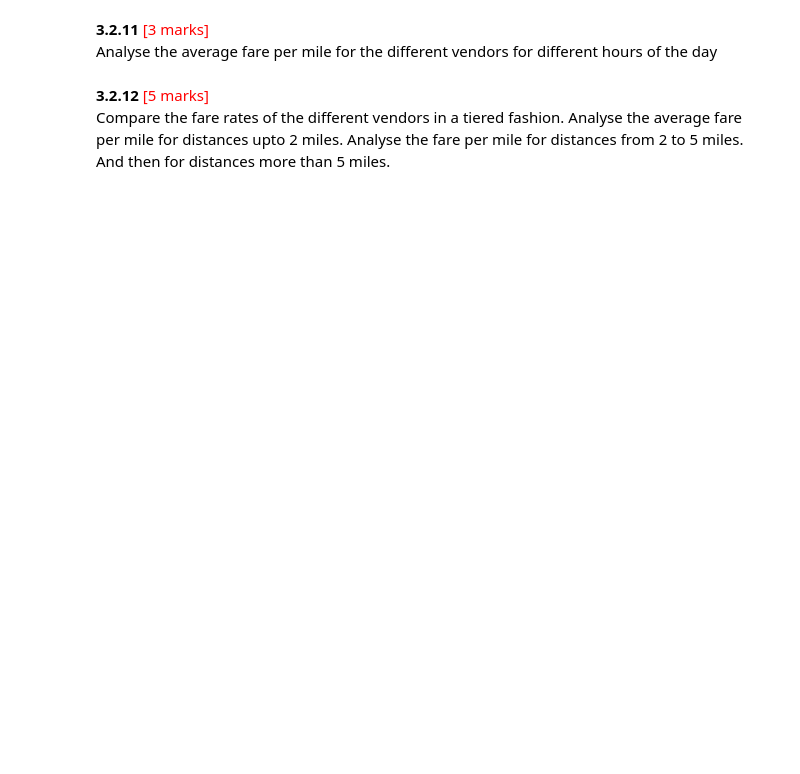
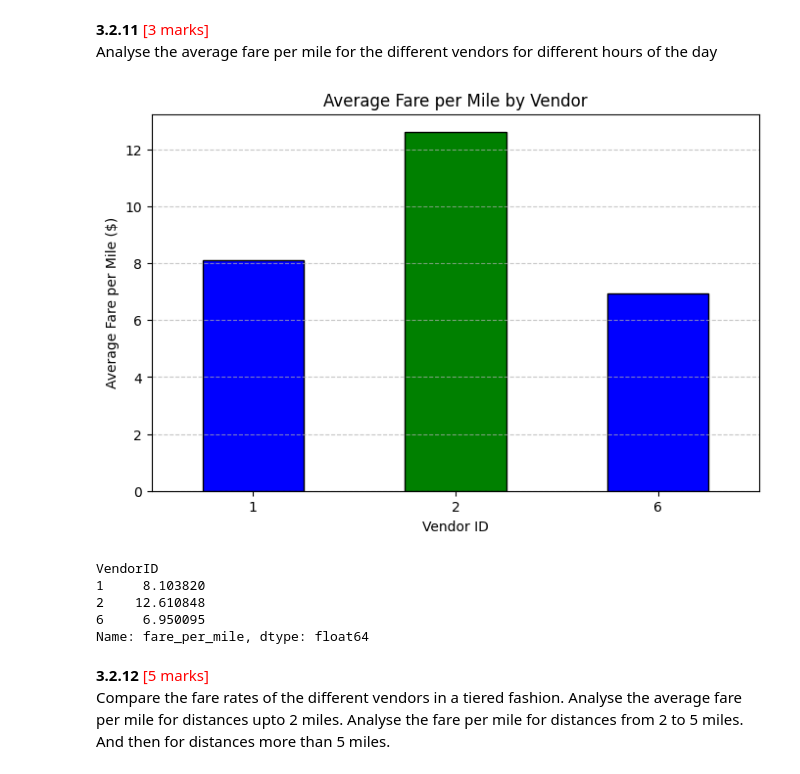
Before and after one commit to ashwanikryadav/upgrad2025, a Jupyter notebook: EDA_Optimising_NYC_Taxis/EDA_Assg_NYC_Taxi_Starter.ipynb, the cells around one changed output. Drawn from its saved outputs; the diff is of its cells as text; code cells hidden in the pictures; blank space fills up the shorter version.

```diff
--- a/EDA_Optimising_NYC_Taxis/EDA_Assg_NYC_Taxi_Starter.ipynb
+++ b/EDA_Optimising_NYC_Taxis/EDA_Assg_NYC_Taxi_Starter.ipynb
@@ -1350,3 +1545,33 @@ Analyse the average fare per mile for the different vendors for different hours
+# %%
+# Compare fare per mile for different vendors
+
+import pandas as pd
+import matplotlib.pyplot as plt
+
+file_path = "D:\\WorkSpace\\Assignment\\EDA_Optimising_NYC_Taxis\\Data\\Combine\\Combine_yellow_tripdata_2023.parquet"
+df = pd.read_parquet(file_path)
+df["fare_amount"] = pd.to_numeric(df["fare_amount"], errors="coerce")
+df["trip_distance"] = pd.to_numeric(df["trip_distance"], errors="coerce")
+df["VendorID"] = pd.to_numeric(df["VendorID"], errors="coerce")
+df = df[(df["fare_amount"] > 0) & (df["trip_distance"] > 0)]
+df["fare_per_mile"] = df["fare_amount"] / df["trip_distance"]
+avg_fare_per_mile_vendor = df.groupby("VendorID")["fare_per_mile"].mean()
+plt.figure(figsize=(8, 5))
+avg_fare_per_mile_vendor.plot(kind="bar", color=["blue", "green"], edgecolor="black")
+plt.xlabel("Vendor ID")
+plt.ylabel("Average Fare per Mile ($)")
+plt.title("Average Fare per Mile by Vendor")
+plt.xticks(rotation=0)
+plt.grid(axis="y", linestyle="--", alpha=0.7)
+plt.show()
+print(avg_fare_per_mile_vendor)
+# %% [output]
+[figure, added]
+VendorID
+1     8.103820
+2    12.610848
+6     6.950095
+Name: fare_per_mile, dtype: float64
 # %% [markdown]
 **3.2.12** <font color = red>[5 marks]</font> <br>
 Compare the fare rates of the different vendors in a tiered fashion. Analyse the average fare per mile for distances upto 2 miles. Analyse the fare per mile for distances from 2 to 5 miles. And then for distances more than 5 miles.
```
Also changed, not shown: parts of 26 cells of this notebook.
